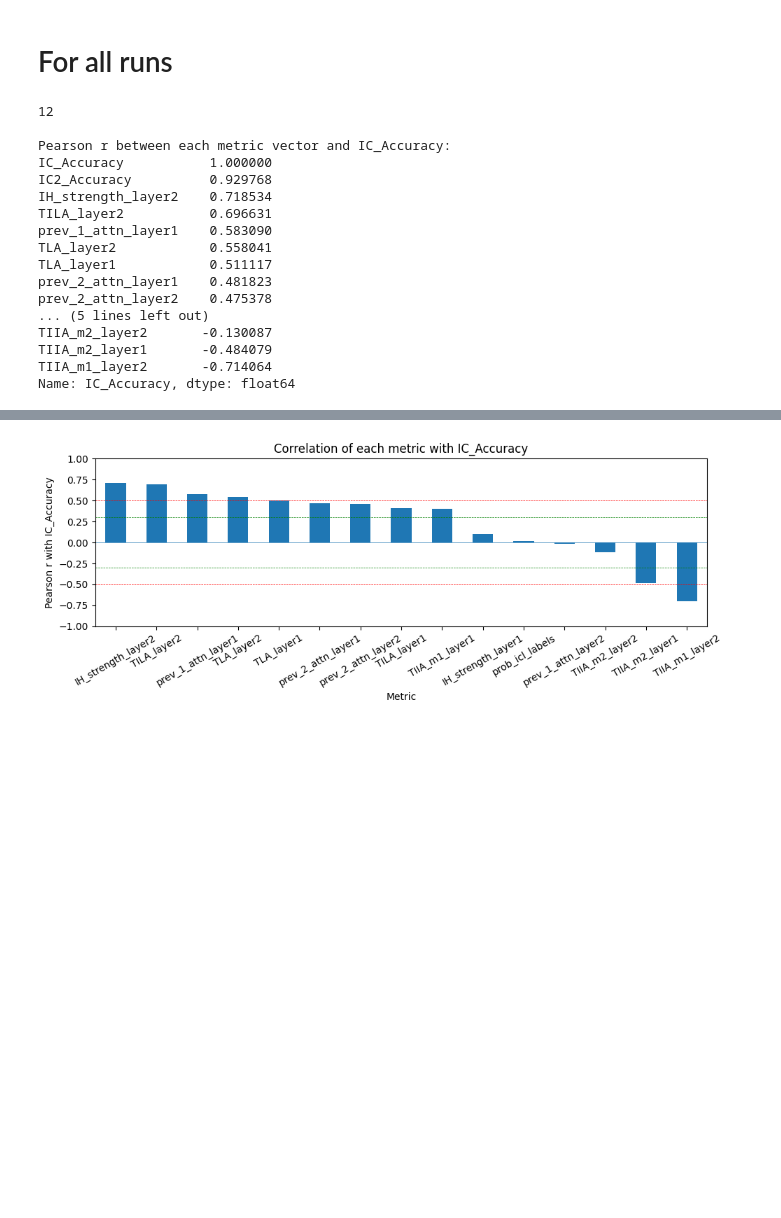
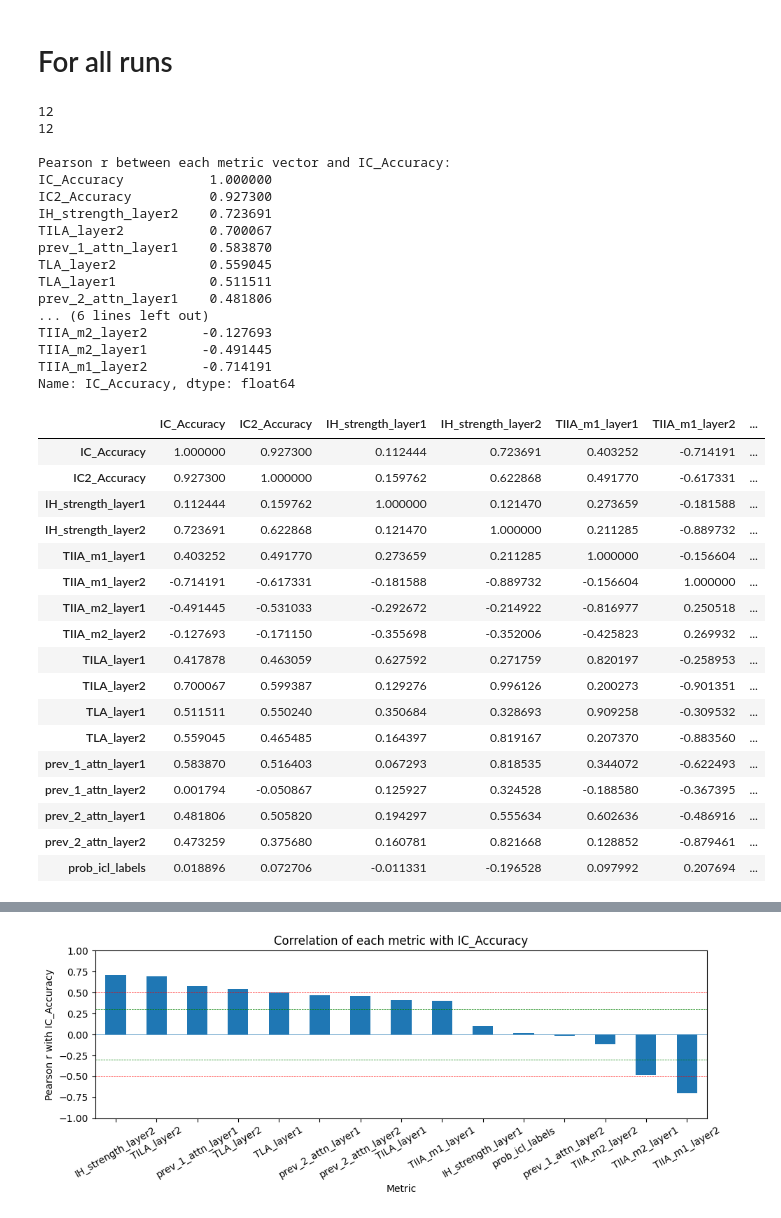
Before and after one commit to YiranHuangIrene/ICL, a Jupyter notebook: Analysis_stage2.ipynb, the cells around one changed output, grey strips where cells are left out. Cells and saved outputs as stored; diff of their text form; code cells hidden in the pictures; blank space fills up the shorter version.

```diff
--- a/Analysis_stage2.ipynb
+++ b/Analysis_stage2.ipynb
@@ -18,9 +18,10 @@ runs = api.runs(
 # Extract data and filter based on IC_Accuracy
 runs = [
     run for run in runs
-    if run.config.get("K2", 0) in [128,256,512,1024]]
+    if run.config.get("K2", 0) in [128,256,512,1024] and run.config.get("L2", 0) == 16 and run.config.get("alpha1", 0) == 0.0 and run.config.get("alpha2", 0) == 0.0 and run.config.get("eps1", 0) == 0.1 and run.config.get("eps2", 0) == 0.1 and "2025-06-12" in run.metadata.get("startedAt", 0) and run.config.get("normalize_progress_measure", 0) == 1]
 # ---- 1. Gather every time-step from every run ---------------------------------
 #    For each metric build ONE long Series by concatenating the histories
+print(len(runs))
 bags = {
     "IC_Accuracy":        [],
     "IC2_Accuracy":       [],
@@ -62,20 +63,41 @@ print(len(runs))
 print("\nPearson r between each metric vector and IC_Accuracy:")
 print(corr_with_ic)
 # %% [output]
+12
 12
 
 Pearson r between each metric vector and IC_Accuracy:
 IC_Accuracy           1.000000
-IC2_Accuracy          0.929768
-IH_strength_layer2    0.718534
-TILA_layer2           0.696631
-prev_1_attn_layer1    0.583090
-TLA_layer2            0.558041
-TLA_layer1            0.511117
-prev_2_attn_layer1    0.481823
-prev_2_attn_layer2    0.475378
-... (5 lines left out)
-TIIA_m2_layer2       -0.130087
-TIIA_m2_layer1       -0.484079
-TIIA_m1_layer2       -0.714064
+IC2_Accuracy          0.927300
+IH_strength_layer2    0.723691
+TILA_layer2           0.700067
+prev_1_attn_layer1    0.583870
+TLA_layer2            0.559045
+TLA_layer1            0.511511
+prev_2_attn_layer1    0.481806
+... (6 lines left out)
+TIIA_m2_layer2       -0.127693
+TIIA_m2_layer1       -0.491445
+TIIA_m1_layer2       -0.714191
 Name: IC_Accuracy, dtype: float64
+# %%
+corr
+# %% [output]
+|  | IC_Accuracy | IC2_Accuracy | IH_strength_layer1 | IH_strength_layer2 | TIIA_m1_layer1 | TIIA_m1_layer2 | ... |
+| IC_Accuracy | 1.000000 | 0.927300 | 0.112444 | 0.723691 | 0.403252 | -0.714191 | ... |
+| IC2_Accuracy | 0.927300 | 1.000000 | 0.159762 | 0.622868 | 0.491770 | -0.617331 | ... |
+| IH_strength_layer1 | 0.112444 | 0.159762 | 1.000000 | 0.121470 | 0.273659 | -0.181588 | ... |
+| IH_strength_layer2 | 0.723691 | 0.622868 | 0.121470 | 1.000000 | 0.211285 | -0.889732 | ... |
+| TIIA_m1_layer1 | 0.403252 | 0.491770 | 0.273659 | 0.211285 | 1.000000 | -0.156604 | ... |
+| TIIA_m1_layer2 | -0.714191 | -0.617331 | -0.181588 | -0.889732 | -0.156604 | 1.000000 | ... |
+| TIIA_m2_layer1 | -0.491445 | -0.531033 | -0.292672 | -0.214922 | -0.816977 | 0.250518 | ... |
+| TIIA_m2_layer2 | -0.127693 | -0.171150 | -0.355698 | -0.352006 | -0.425823 | 0.269932 | ... |
+| TILA_layer1 | 0.417878 | 0.463059 | 0.627592 | 0.271759 | 0.820197 | -0.258953 | ... |
+| TILA_layer2 | 0.700067 | 0.599387 | 0.129276 | 0.996126 | 0.200273 | -0.901351 | ... |
+| TLA_layer1 | 0.511511 | 0.550240 | 0.350684 | 0.328693 | 0.909258 | -0.309532 | ... |
+| TLA_layer2 | 0.559045 | 0.465485 | 0.164397 | 0.819167 | 0.207370 | -0.883560 | ... |
+| prev_1_attn_layer1 | 0.583870 | 0.516403 | 0.067293 | 0.818535 | 0.344072 | -0.622493 | ... |
+| prev_1_attn_layer2 | 0.001794 | -0.050867 | 0.125927 | 0.324528 | -0.188580 | -0.367395 | ... |
+| prev_2_attn_layer1 | 0.481806 | 0.505820 | 0.194297 | 0.555634 | 0.602636 | -0.486916 | ... |
+| prev_2_attn_layer2 | 0.473259 | 0.375680 | 0.160781 | 0.821668 | 0.128852 | -0.879461 | ... |
+| prob_icl_labels | 0.018896 | 0.072706 | -0.011331 | -0.196528 | 0.097992 | 0.207694 | ... |
```
Also changed, not shown: parts of 13 cells of this notebook, 6 other files.
